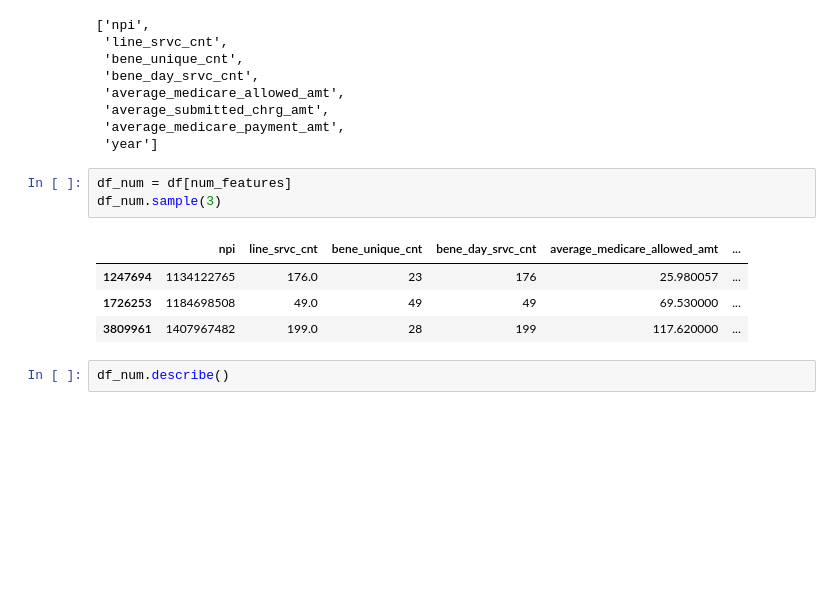
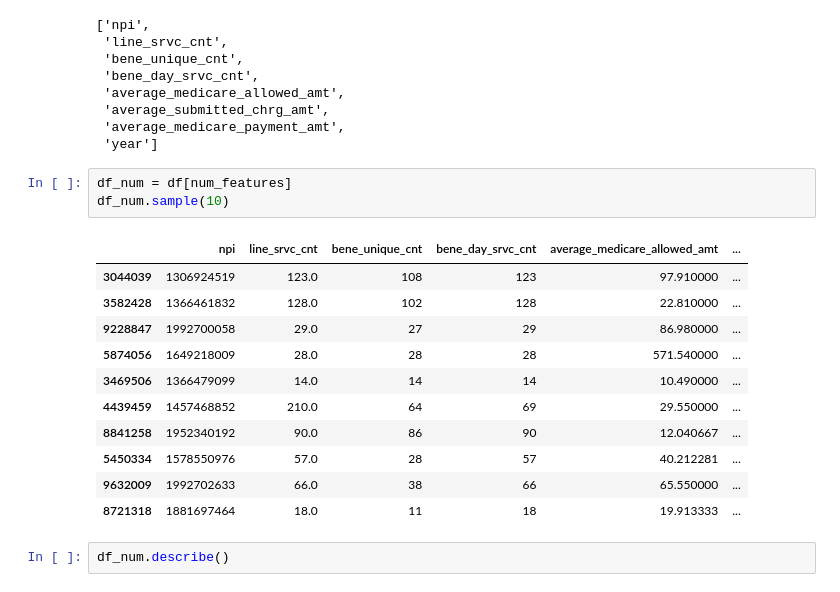
Before and after one commit to radsn/Medicare_anomaly_detection, a Jupyter notebook: Rads_EDA.ipynb, the cells around one changed output. Drawn from its saved outputs; the diff is of its cells as text; blank space fills up the shorter version.

```diff
--- a/Rads_EDA.ipynb
+++ b/Rads_EDA.ipynb
@@ -110,12 +117,19 @@ num_features.tolist()
  'year']
 # %%
 df_num = df[num_features]
-df_num.sample(3)
+df_num.sample(10)
 # %% [output]
 |  | npi | line_srvc_cnt | bene_unique_cnt | bene_day_srvc_cnt | average_medicare_allowed_amt | ... |
-| 1247694 | 1134122765 | 176.0 | 23 | 176 | 25.980057 | ... |
-| 1726253 | 1184698508 | 49.0 | 49 | 49 | 69.530000 | ... |
-| 3809961 | 1407967482 | 199.0 | 28 | 199 | 117.620000 | ... |
+| 3044039 | 1306924519 | 123.0 | 108 | 123 | 97.910000 | ... |
+| 3582428 | 1366461832 | 128.0 | 102 | 128 | 22.810000 | ... |
+| 9228847 | 1992700058 | 29.0 | 27 | 29 | 86.980000 | ... |
+| 5874056 | 1649218009 | 28.0 | 28 | 28 | 571.540000 | ... |
+| 3469506 | 1366479099 | 14.0 | 14 | 14 | 10.490000 | ... |
+| 4439459 | 1457468852 | 210.0 | 64 | 69 | 29.550000 | ... |
+| 8841258 | 1952340192 | 90.0 | 86 | 90 | 12.040667 | ... |
+| 5450334 | 1578550976 | 57.0 | 28 | 57 | 40.212281 | ... |
+| 9632009 | 1992702633 | 66.0 | 38 | 66 | 65.550000 | ... |
+| 8721318 | 1881697464 | 18.0 | 11 | 18 | 19.913333 | ... |
 # %%
 df_num.describe()
 # %% [output]
```
Also changed, not shown: parts of 7 cells of this notebook, 2 other files.
